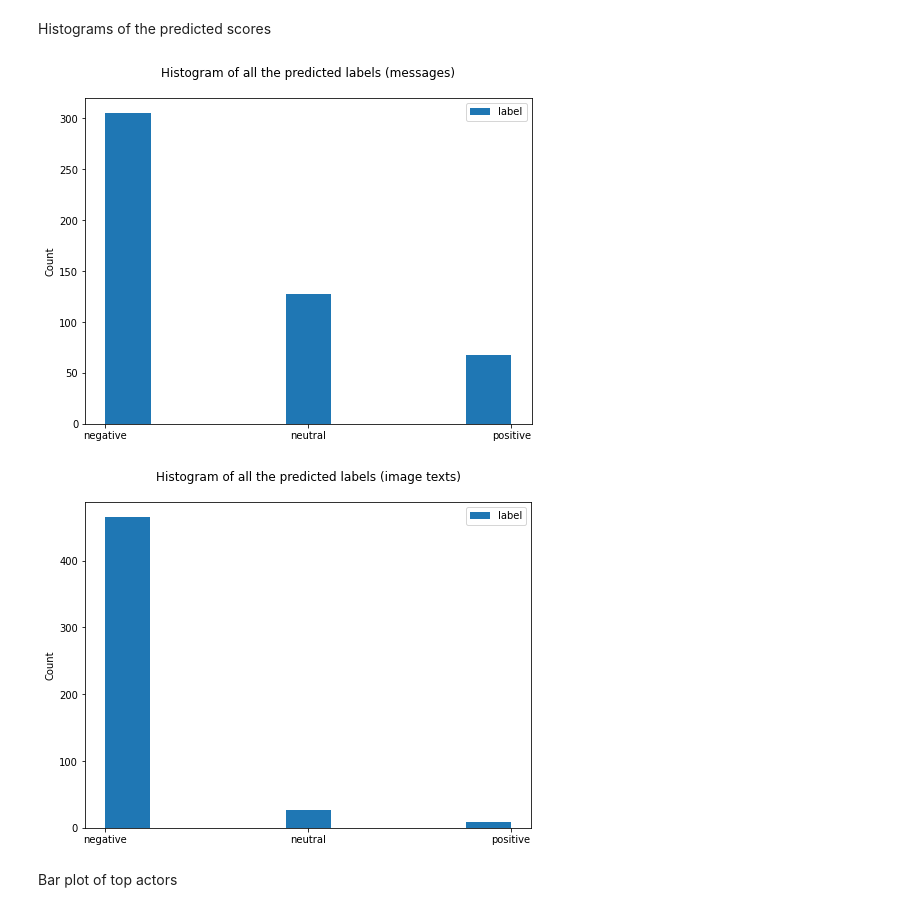
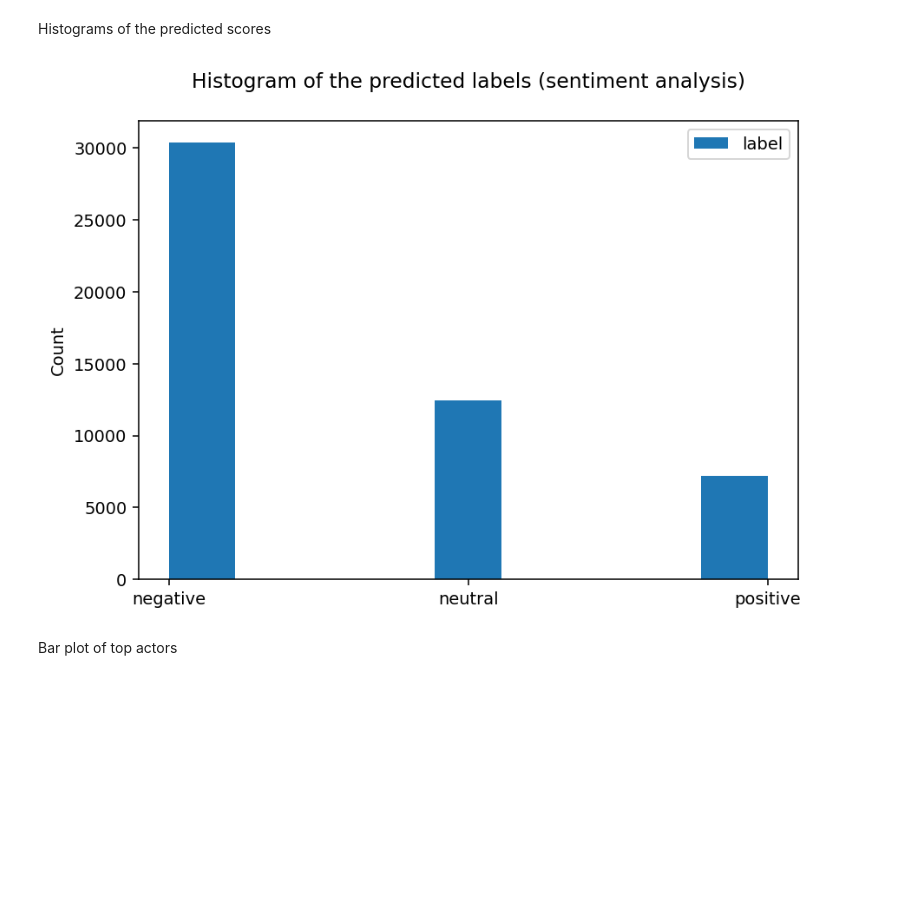
Before and after one commit to LondonStory/Supervised-NLP-models, a Jupyter notebook: CrowdTangle-sentiment-prediction.ipynb, the cells around one changed output. Drawn from its saved outputs; the diff is of its cells as text; code cells hidden in the pictures; blank space fills up the shorter version.

```diff
--- a/CrowdTangle-sentiment-prediction.ipynb
+++ b/CrowdTangle-sentiment-prediction.ipynb
@@ -61,5 +61,5 @@ Because the size of the dataset is too large, let's choose first N values from t
-# %%
-df = df.head(500)
+# %%
+df = df.sample(n = 50000) # randomly select N entries
 # %%
 df.columns
 # %% [output]
@@ -86,8 +86,8 @@ Index(['account.name', 'account.handle', 'platformId', 'Page Category',
 Replace NaN values in particular columns with empty string
 # %%
 df.message = df.message.fillna('')
-df.description = df.description.fillna('')
-df.imageText = df.imageText.fillna('')
+#df.description = df.description.fillna('')
+#df.imageText = df.imageText.fillna('')
 # %% [markdown]
 Extract particular columns and convert into lists
 # %%
@@ -222,31 +204,17 @@ Histograms of the predicted scores
 # %%
 x = np.arange(n_labels)
 bins = np.linspace(0, 2, 10)
 
-fig, ax = plt.subplots (figsize=(8, 6))
-plt.title ('Histogram of all the predicted labels (messages)\n')
+fig, ax = plt.subplots (figsize=(7, 5), dpi=140)
+plt.title ('Histogram of the predicted labels (sentiment analysis)\n')
 plt.hist (df ['messageSentiment.score'], bins, label=['label'] )
 ax.set_ylabel ('Count')
 ax.set_xticks (x)
 ax.set_xticklabels (list(labels_ids.keys()))
 ax.legend (loc='upper right')
 plt.show ()
 # %% [output]
-[figure, old version]
+[figure, new version]
-# %%
-x = np.arange(n_labels)
-bins = np.linspace(0, 2, 10)
-
-fig, ax = plt.subplots (figsize=(8, 6))
-plt.title ('Histogram of all the predicted labels (image texts)\n')
-plt.hist (df ['imageTextSentiment.score'], bins, label=['label'] )
-ax.set_ylabel ('Count')
-ax.set_xticks (x)
-ax.set_xticklabels (list(labels_ids.keys()))
-ax.legend (loc='upper right')
-plt.show ()
-# %% [output]
-[figure, removed]
 # %% [markdown]
 Bar plot of top actors
 # %%
```
Also changed, not shown: parts of 10 cells of this notebook.
